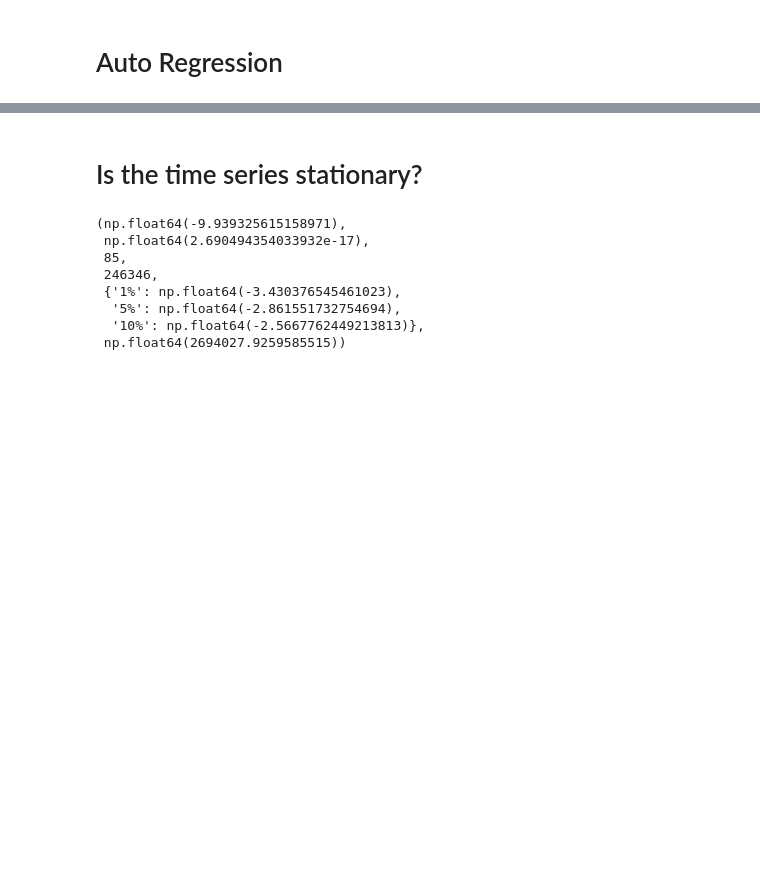
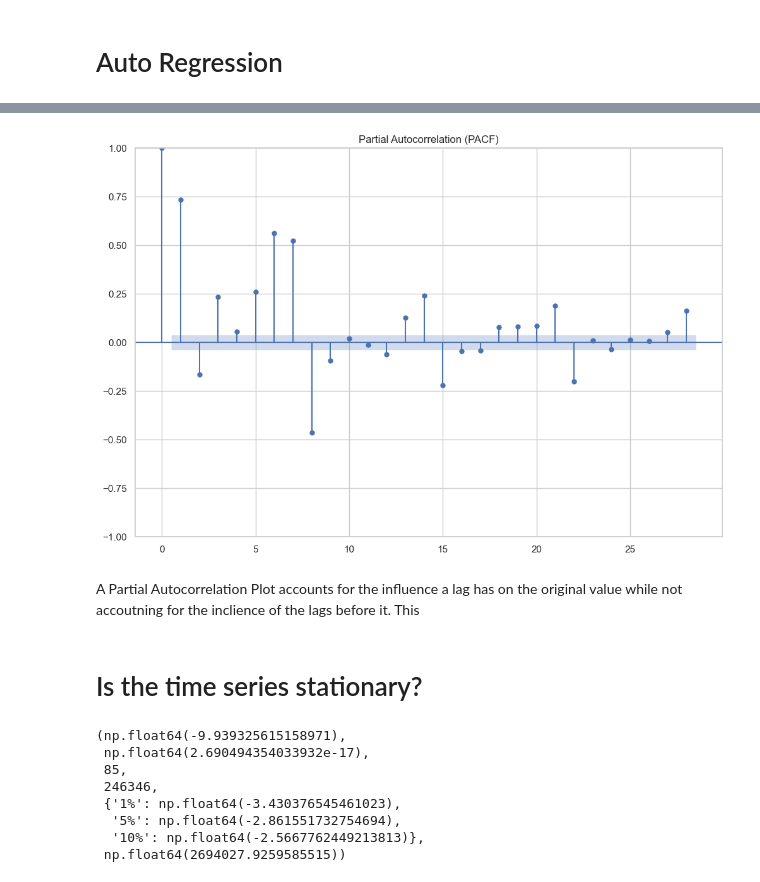
Before and after one commit to LucasHausi/probabilistic-load-forecast-project, a Jupyter notebook: notebooks/eda/load_forecast_eda.ipynb, the cells around one changed output, grey strips where cells are left out. Drawn from its saved outputs; the diff is of its cells as text; code cells hidden in the pictures; blank space fills up the shorter version.

```diff
--- a/notebooks/eda/load_forecast_eda.ipynb
+++ b/notebooks/eda/load_forecast_eda.ipynb
@@ -252,3 +268,12 @@ The data seems to be correlated with it lagged values
+# %%
+from statsmodels.graphics.tsaplots import plot_pacf
+plot_pacf(df_actual_load_daily["actual_load_mw"].dropna(), lags=28, method='ywm')
+plt.title("Partial Autocorrelation (PACF)")
+plt.show()
+# %% [output]
+[figure, new version]
+# %% [markdown]
+A Partial Autocorrelation Plot accounts for the influence a lag has on the original value while not accoutning for the inclience of the lags before it. This
 # %% [markdown]
 # Is the time series stationary?
 # %%
```
Also changed, not shown: parts of 8 cells of this notebook.
